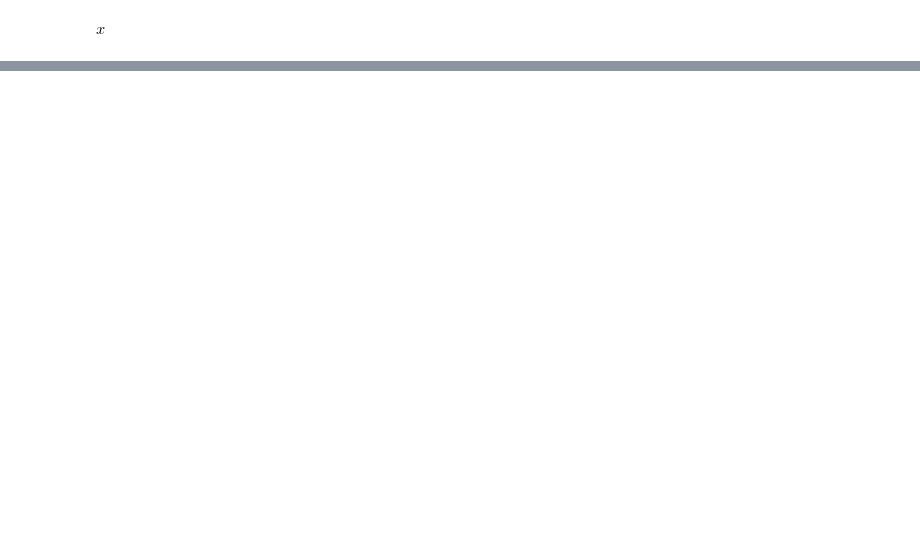
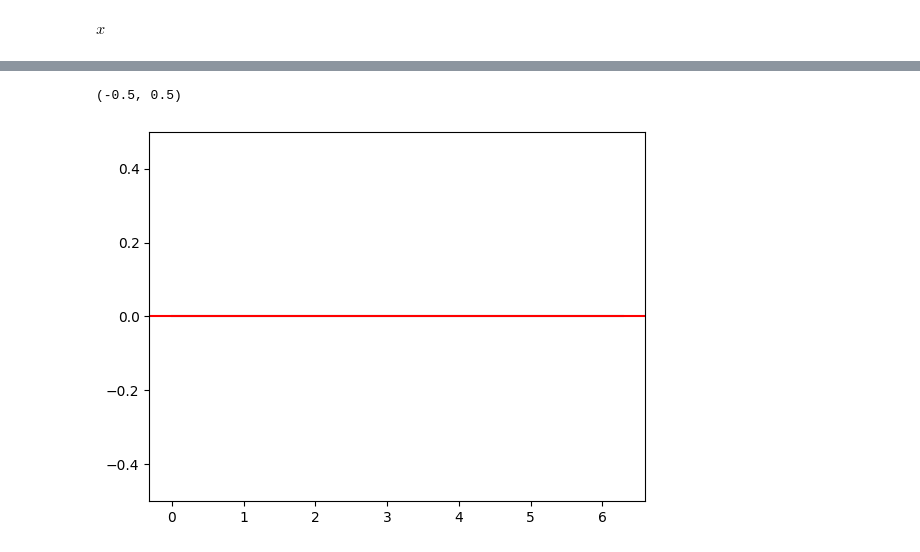
Before and after one commit to asegura4488/MetodosComputacionalesI, a Jupyter notebook: Semana4/Interpolacion.ipynb, the cells around one changed output, grey strips where cells are left out. Saved outputs shown, nothing was run; the diff lists cells and outputs as text; code cells hidden in the pictures; blank space fills up the shorter version.

```diff
--- a/Semana4/Interpolacion.ipynb
+++ b/Semana4/Interpolacion.ipynb
@@ -79,0 +108,7 @@ $\displaystyle - \frac{1}{2}$
+# %%
+plt.plot(x,np.abs(np.cos(x)-y))
+plt.axhline(y=0,color='r')
+plt.ylim(-0.5,0.5)
+# %% [output]
+(-0.5, 0.5)
+[figure, added]
```
Also changed, not shown: parts of 18 cells of this notebook.
